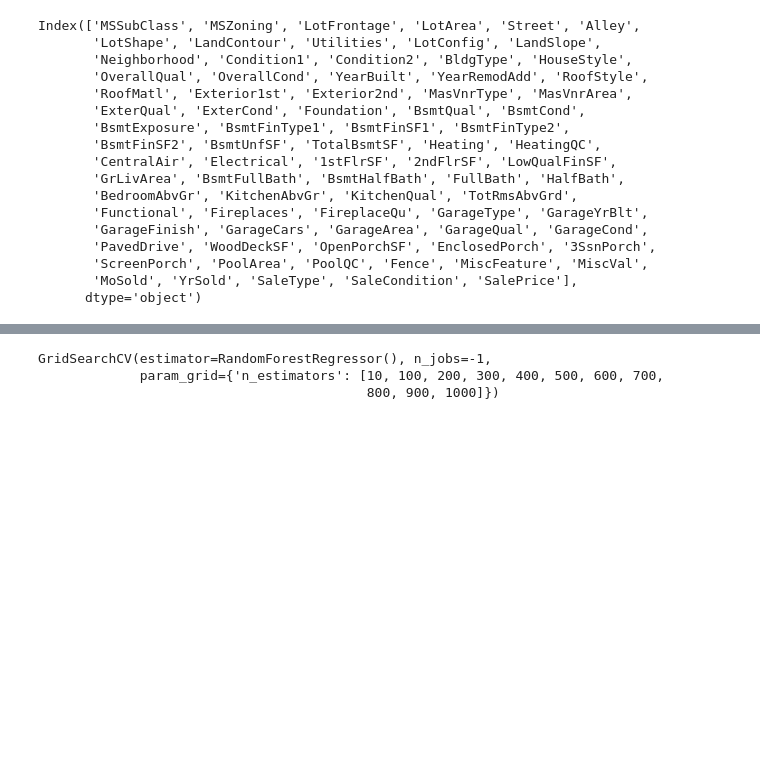
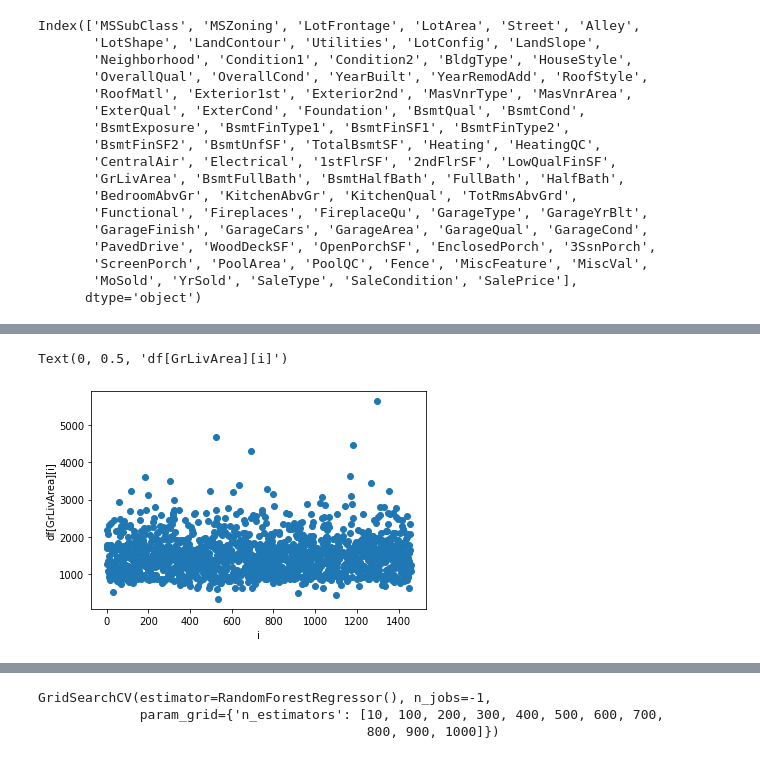
Before and after one commit to jedrexd/WTUM_11_2022, a Jupyter notebook: Projekt.ipynb, the cells around one changed output, grey strips where cells are left out. Saved outputs shown, nothing was run; the diff lists cells and outputs as text; code cells hidden in the pictures; blank space fills up the shorter version.

```diff
--- a/Projekt.ipynb
+++ b/Projekt.ipynb
@@ -71,0 +130,7 @@ Index(['MSSubClass', 'MSZoning', 'LotFrontage', 'LotArea', 'Street', 'Alley',
+# %%
+plt.scatter(range(0,len(df['GrLivArea'])), df['GrLivArea'])
+plt.xlabel('i')
+plt.ylabel('df[GrLivArea][i]')
+# %% [output]
+Text(0, 0.5, 'df[GrLivArea][i]')
+[figure, added]
```
Also changed, not shown: parts of 20 cells of this notebook.
